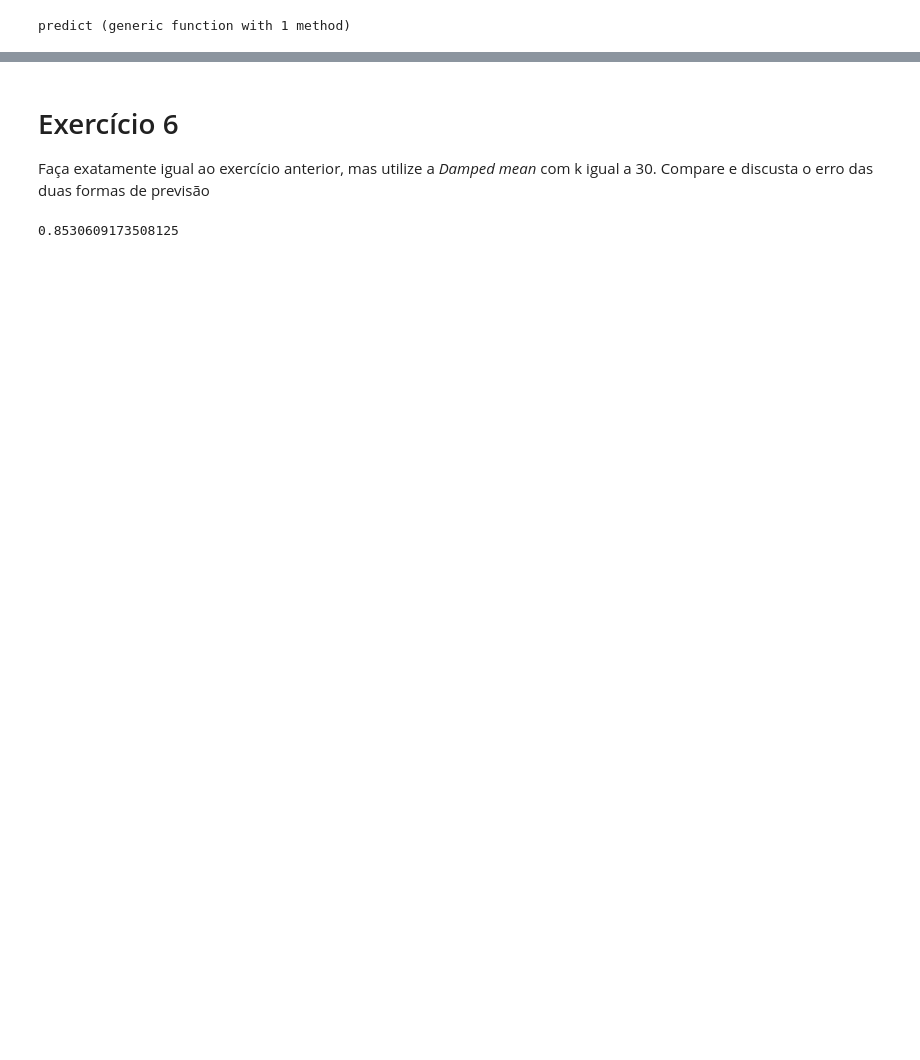
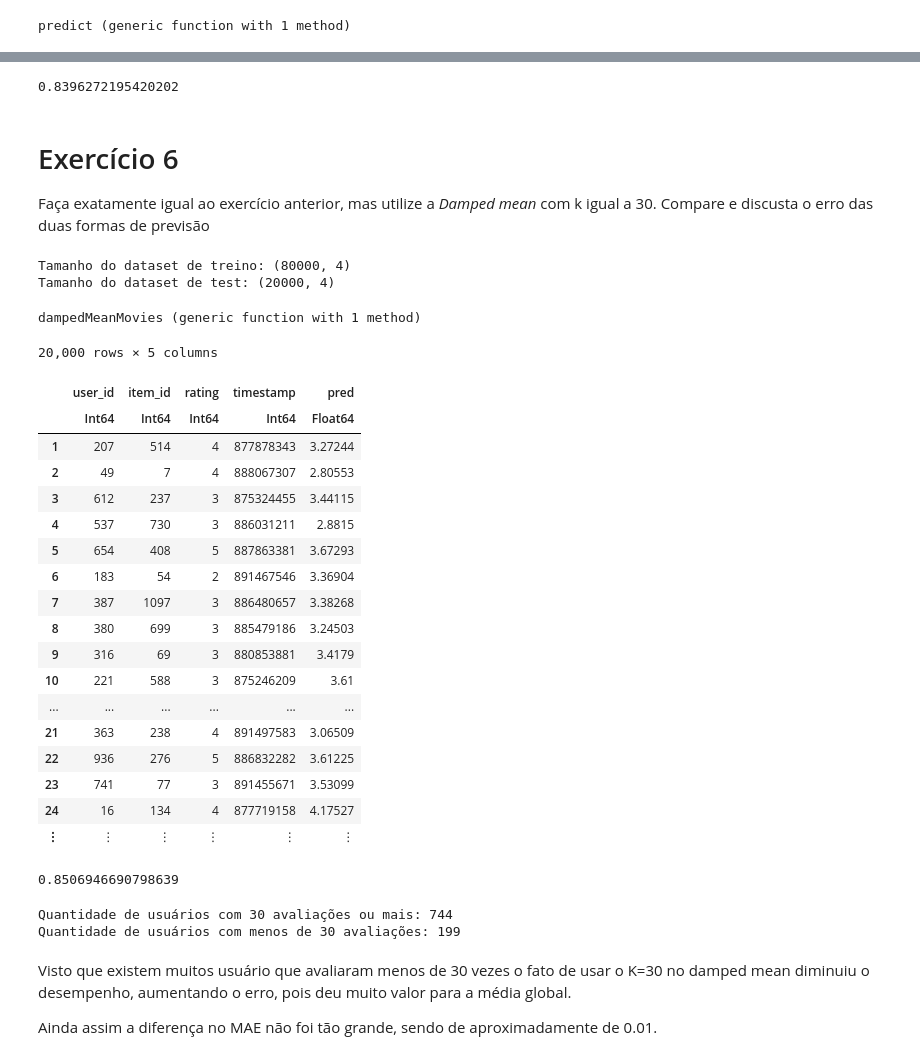
Before and after one commit to Sergiorezende22/RS_Practice, a Jupyter notebook: CollaborativeFilteringPractice/ListaFiltragemColaborativa.ipynb, the cells around one changed output, grey strips where cells are left out. Cells and saved outputs as stored; diff of their text form; code cells hidden in the pictures; blank space fills up the shorter version.

```diff
--- a/CollaborativeFilteringPractice/ListaFiltragemColaborativa.ipynb
+++ b/CollaborativeFilteringPractice/ListaFiltragemColaborativa.ipynb
@@ -185,19 +211,74 @@ MAE = mean(abs.(ratingTestDF.rating .- ratingTestDF.pred))
+# %%
+# Pegando o erro
+MAE = mean(abs.(ratingTestDF.rating .- ratingTestDF.pred))
+# %% [output]
+0.8396272195420202
 # %% [markdown]
 # Exercício 6
 Faça exatamente igual ao exercício anterior, mas utilize a *Damped mean* com k igual a 30. Compare e discusta o erro das duas formas de previsão
-# %%
-dt = DataTable(ratingsDF)
-train, test = partition(eachindex(dt), 0.8, shuffle=true, rng=1234)
-
-ratingTrainDampedDF = ratingsDF[train, :];
-ratingTestDampedDF = ratingsDF[test, :];
+# %%
+# Pegando os mesmo índices do exercício 5
+ratingTrainDampedDF = ratingsDF[train, :];
+ratingTestDampedDF = ratingsDF[test, :];
+println("Tamanho do dataset de treino: ", size(ratingTrainDampedDF))
+println("Tamanho do dataset de test: ", size(ratingTestDampedDF))
+# %% [output]
+Tamanho do dataset de treino: (80000, 4)
+Tamanho do dataset de test: (20000, 4)
+# %%
+globalMean = mean(ratingTrainDampedDF.rating)
+
+# Função de damped mean
+function dampedMeanMovies(itr)
+    return (sum(itr) + 30 * globalMean) / (length(itr) + 30)
+end
+# %% [output]
+dampedMeanMovies (generic function with 1 method)
 # %%
+# Calculando a damped mean de cada usuário da base de treino
 ratingDampedMeanTrainDF = combine(groupby(ratingTrainDampedDF, [:user_id]), nrow => :ratingCount, :rating => dampedMeanMovies => :ratingMean)
 
-globalMean = mean(ratingsDF.rating)
-
+# Calculando as notas preditas na base de teste | Utilizando a função criada na questão 5
 ratingTestDampedDF.pred = [predict(ratingDampedMeanTrainDF, user_id, globalMean) for user_id in ratingTestDampedDF.user_id]
-
-MAE = mean(abs.(ratingTestDampedDF.rating .- ratingTestDampedDF.pred))
+ratingTestDampedDF
 # %% [output]
-0.8530609173508125
+20,000 rows × 5 columns
+|  | user_id | item_id | rating | timestamp | pred |
+|  | Int64 | Int64 | Int64 | Int64 | Float64 |
+| 1 | 207 | 514 | 4 | 877878343 | 3.27244 |
+| 2 | 49 | 7 | 4 | 888067307 | 2.80553 |
+| 3 | 612 | 237 | 3 | 875324455 | 3.44115 |
+| 4 | 537 | 730 | 3 | 886031211 | 2.8815 |
+| 5 | 654 | 408 | 5 | 887863381 | 3.67293 |
+| 6 | 183 | 54 | 2 | 891467546 | 3.36904 |
+| 7 | 387 | 1097 | 3 | 886480657 | 3.38268 |
+| 8 | 380 | 699 | 3 | 885479186 | 3.24503 |
+| 9 | 316 | 69 | 3 | 880853881 | 3.4179 |
+| 10 | 221 | 588 | 3 | 875246209 | 3.61 |
+| ... | ... | ... | ... | ... | ... |
+| 21 | 363 | 238 | 4 | 891497583 | 3.06509 |
+| 22 | 936 | 276 | 5 | 886832282 | 3.61225 |
+| 23 | 741 | 77 | 3 | 891455671 | 3.53099 |
+| 24 | 16 | 134 | 4 | 877719158 | 4.17527 |
+| ⋮ | ⋮ | ⋮ | ⋮ | ⋮ | ⋮ |
+# %%
+MAE = mean(abs.(ratingTestDampedDF.rating .- ratingTestDampedDF.pred))
+# %% [output]
+0.8506946690798639
+# %%
+# Pegando quantas avaliações cada usuário fez
+ratingsCountDF = combine(groupby(ratingsDF, [:user_id]), nrow => :ratingCount)
+
+# Pegando os usuário com 30 avaliações ou mais
+usersWith30RatingsOrMore = copy(ratingsCountDF)
+delete!(usersWith30RatingsOrMore, findall(ratingsCountDF.ratingCount .< 30))
+
+println("Quantidade de usuários com 30 avaliações ou mais: ", size(usersWith30RatingsOrMore)[1])
+print("Quantidade de usuários com menos de 30 avaliações: ", size(ratingsCountDF)[1] - size(usersWith30RatingsOrMore)[1])
+# %% [output]
+Quantidade de usuários com 30 avaliações ou mais: 744
+Quantidade de usuários com menos de 30 avaliações: 199
+# %% [markdown]
+Visto que existem muitos usuário que avaliaram menos de 30 vezes o fato de usar o K=30 no damped mean diminuiu o desempenho, aumentando o erro, pois deu muito valor para a média global.
+
+Ainda assim a diferença no MAE não foi tão grande, sendo de aproximadamente de 0.01.
```
Also changed, not shown: parts of 4 cells of this notebook, 1 other file.
